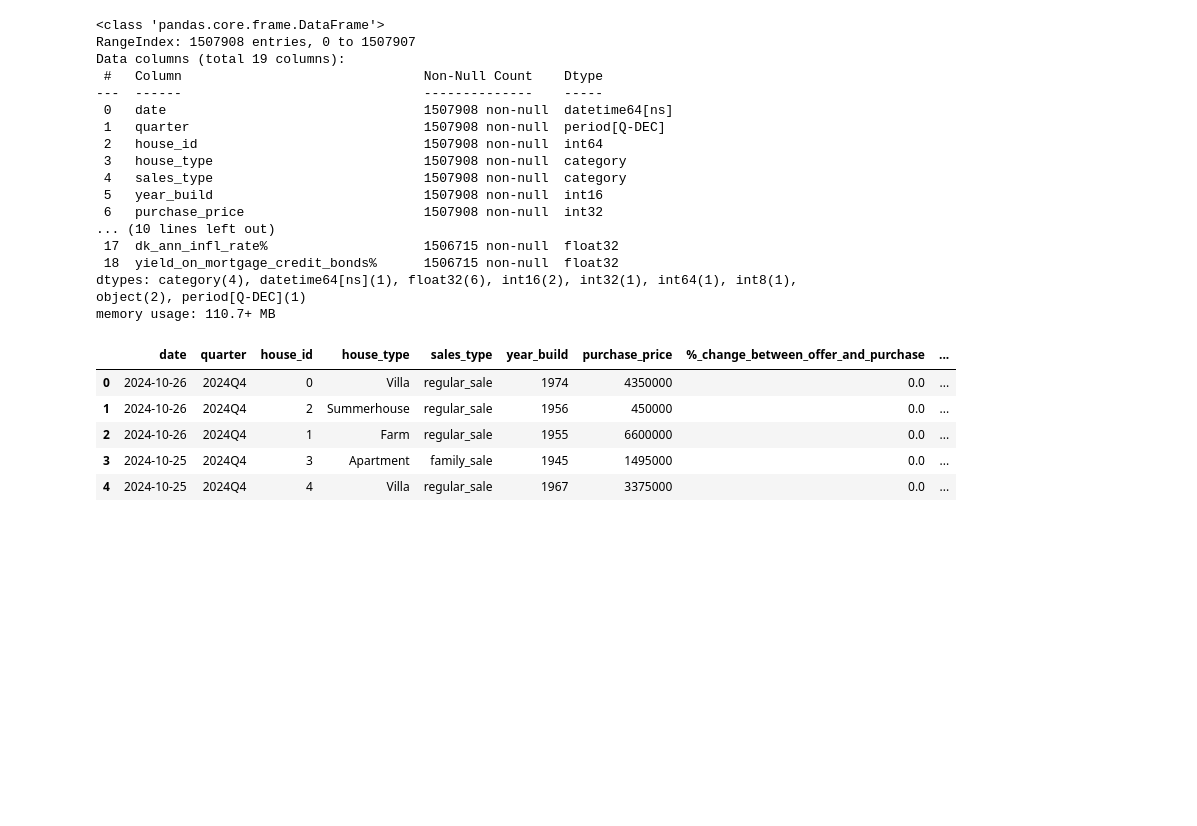
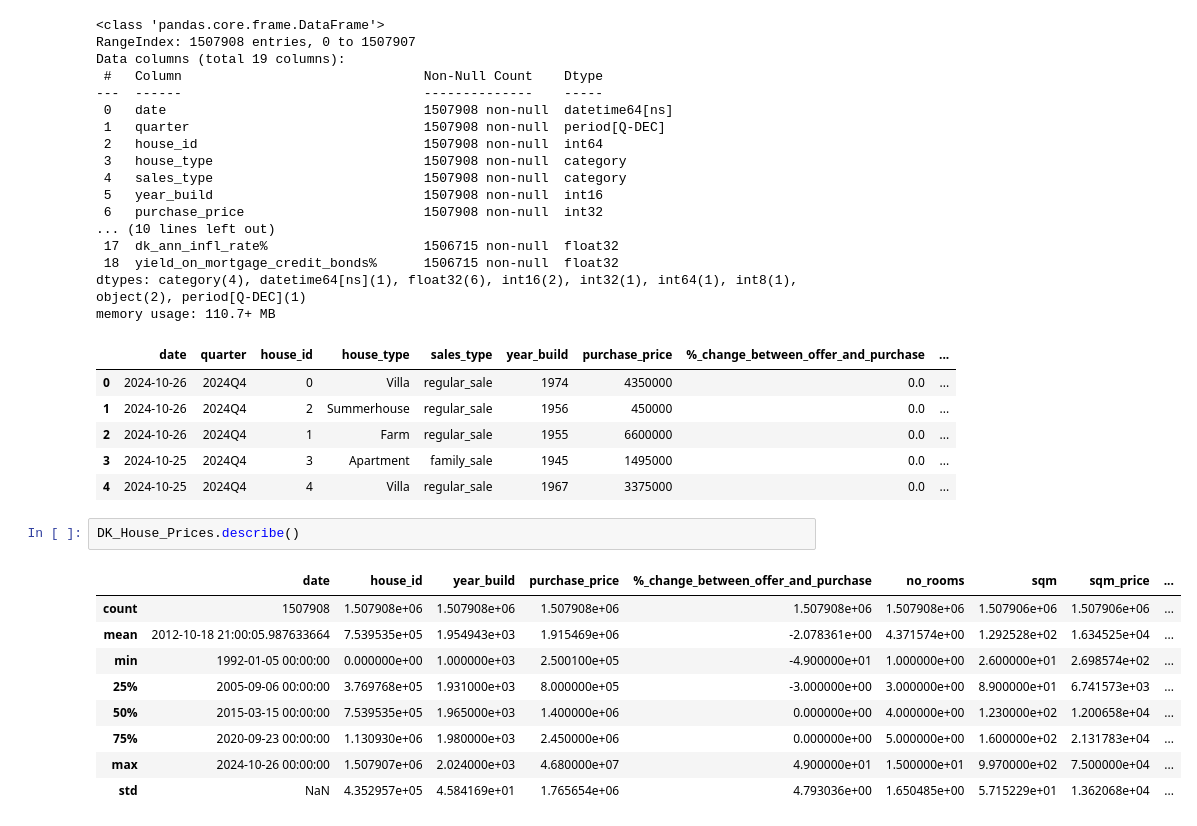
Before and after one commit to Lcarames90/public_projects, a Jupyter notebook: Housing_Prices.ipynb, the cells around one changed output. Cells and saved outputs as stored; diff of their text form; blank space fills up the shorter version.

```diff
--- a/Housing_Prices.ipynb
+++ b/Housing_Prices.ipynb
@@ -74,3 +78,15 @@ memory usage: 110.7+ MB
 | 2 | 2024-10-26 | 2024Q4 | 1 | Farm | regular_sale | 1955 | 6600000 | 0.0 | ... |
 | 3 | 2024-10-25 | 2024Q4 | 3 | Apartment | family_sale | 1945 | 1495000 | 0.0 | ... |
 | 4 | 2024-10-25 | 2024Q4 | 4 | Villa | regular_sale | 1967 | 3375000 | 0.0 | ... |
+# %%
+DK_House_Prices.describe()
+# %% [output]
+|  | date | house_id | year_build | purchase_price | %_change_between_offer_and_purchase | no_rooms | sqm | sqm_price | ... |
+| count | 1507908 | 1.507908e+06 | 1.507908e+06 | 1.507908e+06 | 1.507908e+06 | 1.507908e+06 | 1.507906e+06 | 1.507906e+06 | ... |
+| mean | 2012-10-18 21:00:05.987633664 | 7.539535e+05 | 1.954943e+03 | 1.915469e+06 | -2.078361e+00 | 4.371574e+00 | 1.292528e+02 | 1.634525e+04 | ... |
+| min | 1992-01-05 00:00:00 | 0.000000e+00 | 1.000000e+03 | 2.500100e+05 | -4.900000e+01 | 1.000000e+00 | 2.600000e+01 | 2.698574e+02 | ... |
+| 25% | 2005-09-06 00:00:00 | 3.769768e+05 | 1.931000e+03 | 8.000000e+05 | -3.000000e+00 | 3.000000e+00 | 8.900000e+01 | 6.741573e+03 | ... |
+| 50% | 2015-03-15 00:00:00 | 7.539535e+05 | 1.965000e+03 | 1.400000e+06 | 0.000000e+00 | 4.000000e+00 | 1.230000e+02 | 1.200658e+04 | ... |
+| 75% | 2020-09-23 00:00:00 | 1.130930e+06 | 1.980000e+03 | 2.450000e+06 | 0.000000e+00 | 5.000000e+00 | 1.600000e+02 | 2.131783e+04 | ... |
+| max | 2024-10-26 00:00:00 | 1.507907e+06 | 2.024000e+03 | 4.680000e+07 | 4.900000e+01 | 1.500000e+01 | 9.970000e+02 | 7.500000e+04 | ... |
+| std | NaN | 4.352957e+05 | 4.584169e+01 | 1.765654e+06 | 4.793036e+00 | 1.650485e+00 | 5.715229e+01 | 1.362068e+04 | ... |
```
Also changed, not shown: parts of 4 cells of this notebook.
